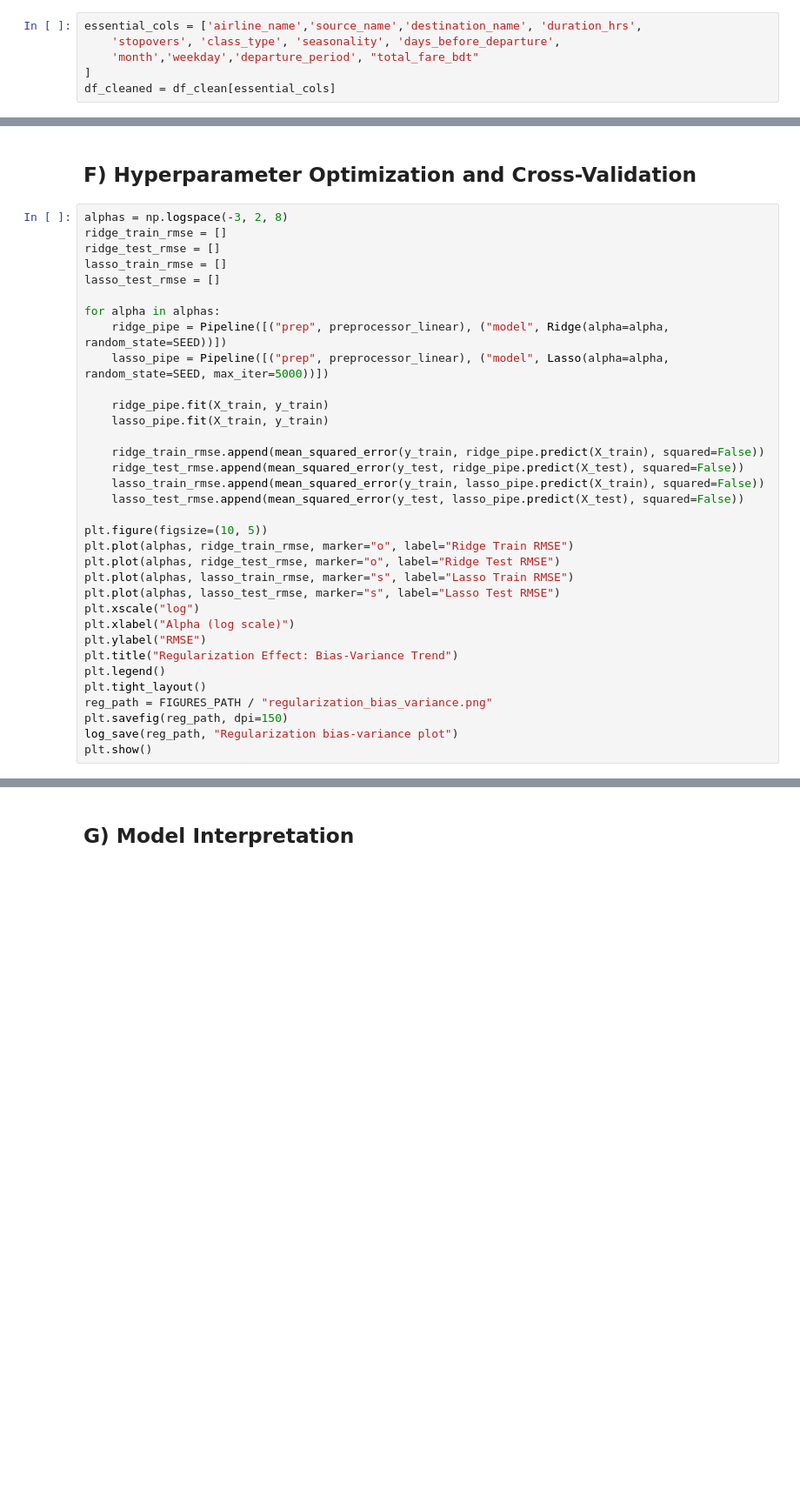
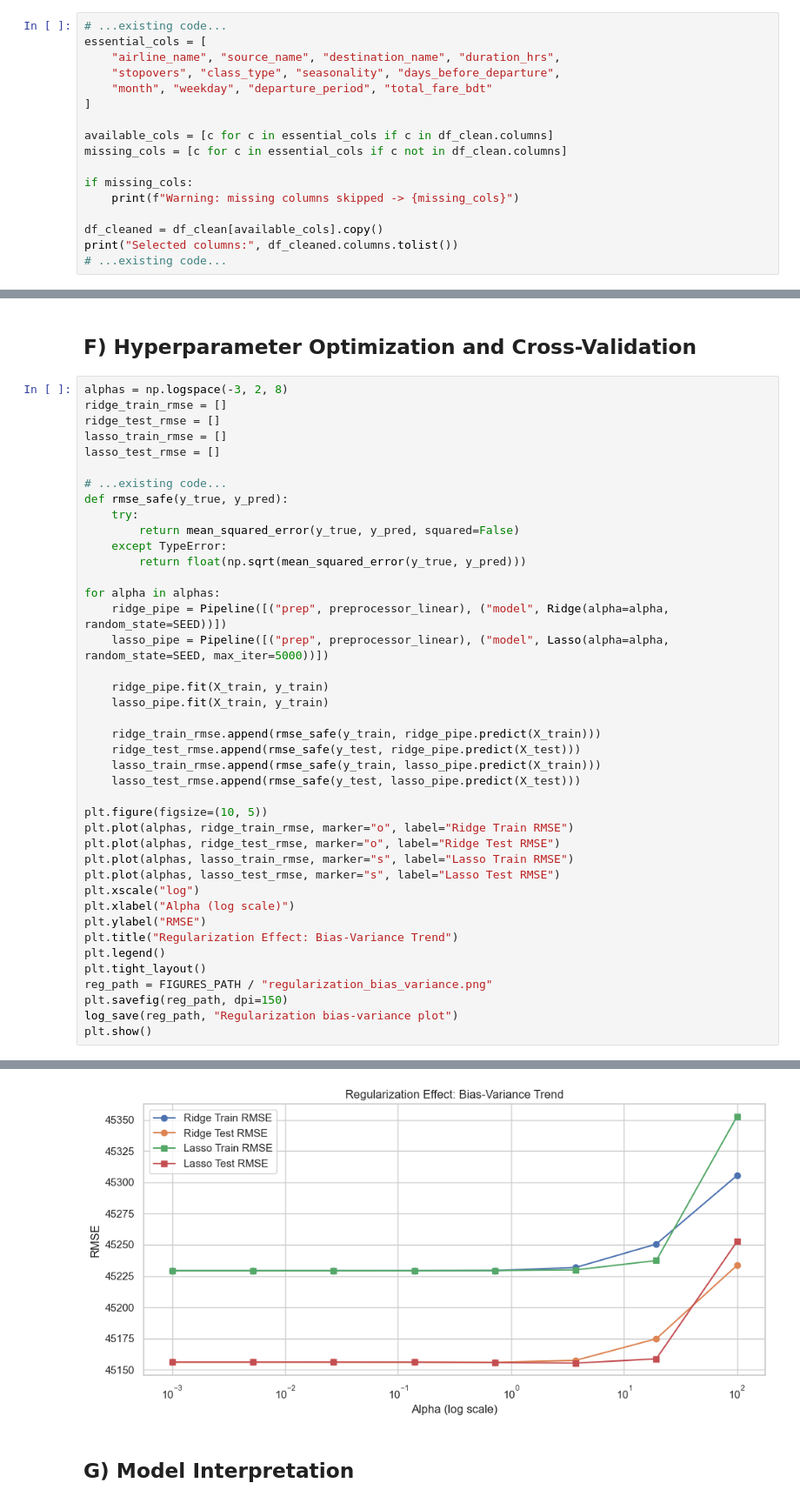
Before and after one commit to DE-E-K/DEM09, a Jupyter notebook: notebooks/flight_fare_ML.ipynb, the cells around one changed output, grey strips where cells are left out. Shown at 87% size. Saved outputs shown, nothing was run; the diff lists cells and outputs as text; blank space fills up the shorter version.

```diff
--- a/notebooks/flight_fare_ML.ipynb
+++ b/notebooks/flight_fare_ML.ipynb
@@ -369,9 +369,20 @@ Final cleaned: 57,000 rows
 # %%
-essential_cols = ['airline_name','source_name','destination_name', 'duration_hrs',
-    'stopovers', 'class_type', 'seasonality', 'days_before_departure',
-    'month','weekday','departure_period', "total_fare_bdt"
+# ...existing code...
+essential_cols = [
+    "airline_name", "source_name", "destination_name", "duration_hrs",
+    "stopovers", "class_type", "seasonality", "days_before_departure",
+    "month", "weekday", "departure_period", "total_fare_bdt"
 ]
-df_cleaned = df_clean[essential_cols]
+
+available_cols = [c for c in essential_cols if c in df_clean.columns]
+missing_cols = [c for c in essential_cols if c not in df_clean.columns]
+
+if missing_cols:
+    print(f"Warning: missing columns skipped -> {missing_cols}")
+
+df_cleaned = df_clean[available_cols].copy()
+print("Selected columns:", df_cleaned.columns.tolist())
+# ...existing code...
 # %%
 display(df_cleaned.info())
 # %% [output]
@@ -807,6 +824,13 @@ ridge_train_rmse = []
 ridge_test_rmse = []
 lasso_train_rmse = []
 lasso_test_rmse = []
+
+# ...existing code...
+def rmse_safe(y_true, y_pred):
+    try:
+        return mean_squared_error(y_true, y_pred, squared=False)
+    except TypeError:
+        return float(np.sqrt(mean_squared_error(y_true, y_pred)))
 
 for alpha in alphas:
     ridge_pipe = Pipeline([("prep", preprocessor_linear), ("model", Ridge(alpha=alpha, random_state=SEED))])
@@ -815,10 +839,10 @@ for alpha in alphas:
     ridge_pipe.fit(X_train, y_train)
     lasso_pipe.fit(X_train, y_train)
 
-    ridge_train_rmse.append(mean_squared_error(y_train, ridge_pipe.predict(X_train), squared=False))
-    ridge_test_rmse.append(mean_squared_error(y_test, ridge_pipe.predict(X_test), squared=False))
-    lasso_train_rmse.append(mean_squared_error(y_train, lasso_pipe.predict(X_train), squared=False))
-    lasso_test_rmse.append(mean_squared_error(y_test, lasso_pipe.predict(X_test), squared=False))
+    ridge_train_rmse.append(rmse_safe(y_train, ridge_pipe.predict(X_train)))
+    ridge_test_rmse.append(rmse_safe(y_test, ridge_pipe.predict(X_test)))
+    lasso_train_rmse.append(rmse_safe(y_train, lasso_pipe.predict(X_train)))
+    lasso_test_rmse.append(rmse_safe(y_test, lasso_pipe.predict(X_test)))
 
 plt.figure(figsize=(10, 5))
 plt.plot(alphas, ridge_train_rmse, marker="o", label="Ridge Train RMSE")
@@ -840,3 +864,4 @@ TypeError: got an unexpected keyword argument 'squared'
+[figure, added]
 # %% [markdown]
 ## G) Model Interpretation
 # %%
```
Also changed, not shown: parts of 13 cells of this notebook.
